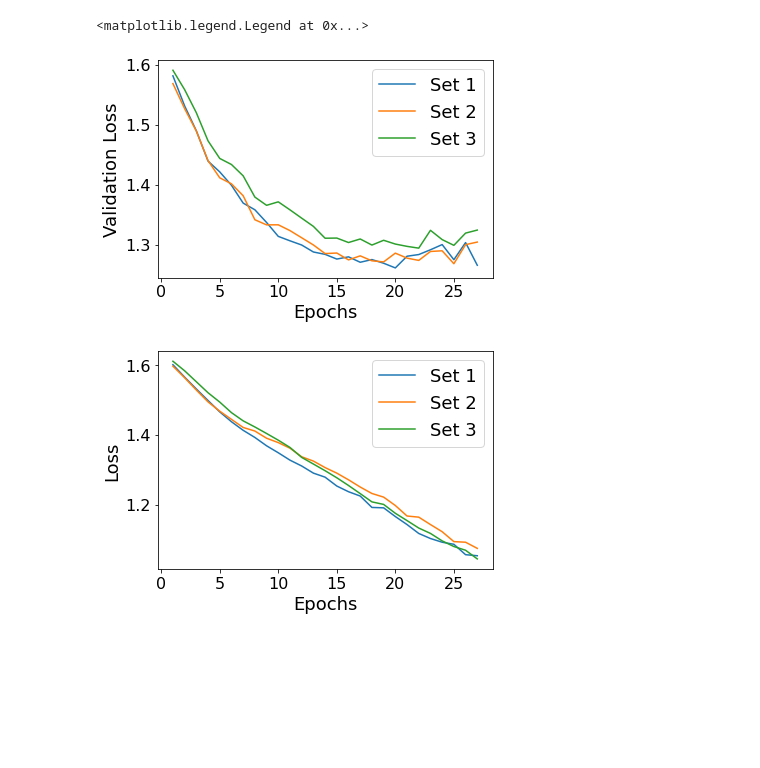
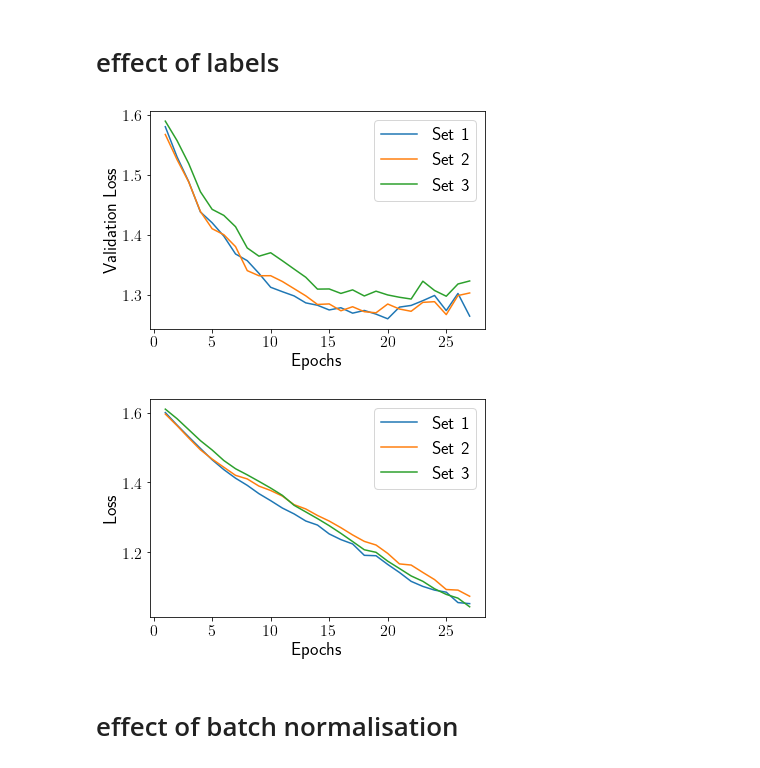
Before and after one commit to CarlaSa/AML_project, a Jupyter notebook: Show Full Training Results.ipynb, the cells around one changed output. Saved outputs shown, nothing was run; the diff lists cells and outputs as text; code cells hidden in the pictures; blank space fills up the shorter version.

```diff
--- a/Show Full Training Results.ipynb
+++ b/Show Full Training Results.ipynb
@@ -87,3 +106,5 @@ df.sort_values(by=["Name"])
+# %% [markdown]
+# effect of labels
 # %%
 a = ["_full_training/26-09_05-02_aDAOG_cCEBAL_b100_e200_lr1e-05_lrsp5_es_nosig_fcc9_mini_ls64_nodoconv/",
  "_full_training/26-09_09-35_aDAOG_cCEBAL_b100_e200_lr1e-05_lrsp5_es_nosig_fcc9_mini_ls64_nodoconv/",
@@ -94,7 +115,7 @@ import matplotlib.pyplot as plt
 from matplotlib import rc
 
 # latex text in plots
-usetex = False
+usetex = True
 if usetex:
     rc('text', usetex=True)
 else:
@@ -107,33 +128,36 @@ plt.rcParams.update({'font.size': 18,
 
 min_e = 300
 for path in a:
     loss_val = np.load(os.path.join(path, "_loss_val.npy"))
     loss = np.load(os.path.join(path, "_loss.npy"))
     if len(loss_val) < min_e:
         min_e = len(loss_val)
 min_e
 epochs = np.arange(1,min_e+1)
 i = 0
 for path in a:
     i += 1
     loss_val = np.load(os.path.join(path, "_loss_val.npy"))
     loss = np.load(os.path.join(path, "_loss.npy"))
     plt.plot(epochs, loss_val[:min_e], label=f"Set {i}")
     plt.xlabel("Epochs")
     plt.ylabel("Validation Loss")
 plt.legend()
+plt.savefig("images/full_net_label_comparison_lossval.pdf", bbox_inches='tight')
 
 plt.figure()
 i = 0
 for path in a:
     i += 1
     loss_val = np.load(os.path.join(path, "_loss_val.npy"))
     loss = np.load(os.path.join(path, "_loss.npy"))
     plt.plot(epochs, loss[:min_e], label=f"Set {i}")
     plt.xlabel("Epochs")
     plt.ylabel("Loss")
 plt.legend()
+plt.savefig("images/full_net_label_comparison_loss.pdf", bbox_inches='tight')
 # %% [output]
-<matplotlib.legend.Legend at 0x...>
-[figure, old version]
+[figure, new version]
-[figure, old version]
+[figure, new version]
+# %% [markdown]
+# effect of batch normalisation
```
Also changed, not shown: parts of 11 cells of this notebook.
